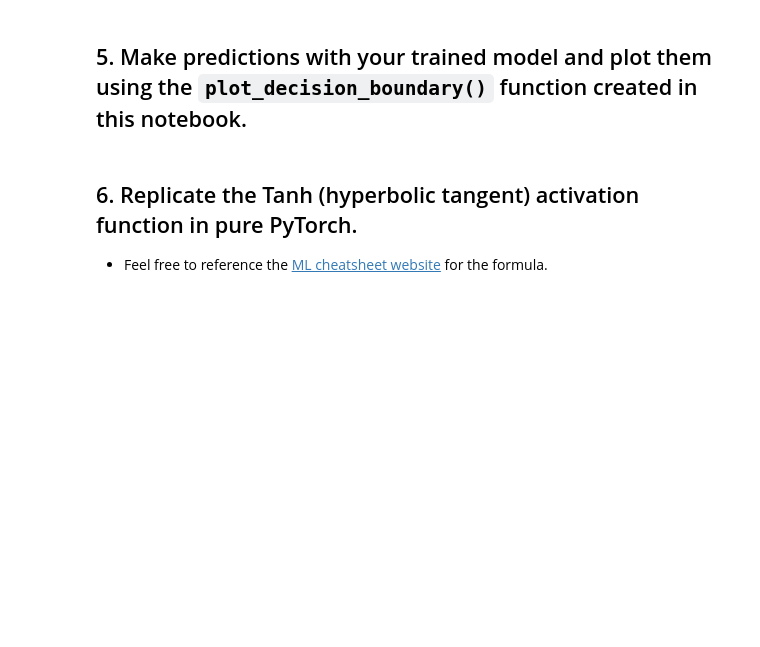
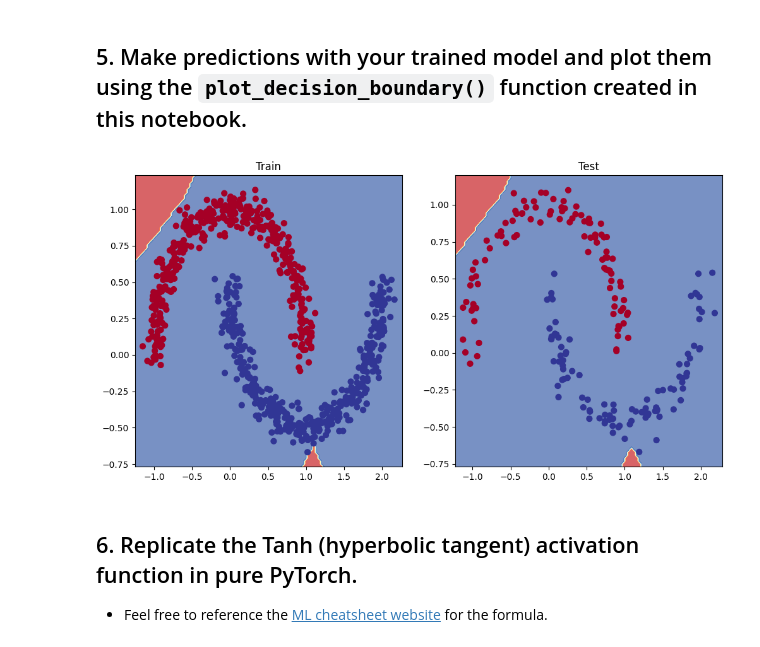
Before and after one commit to arewadataScience/ArewaDS-Deep-Learning, a Jupyter notebook: Part_1_Deep_Learning_with_Pytorch/exercise_submissions/week3.ipynb, the cells around one changed output. Cells and saved outputs as stored; diff of their text form; code cells hidden in the pictures; blank space fills up the shorter version.

```diff
--- a/Part_1_Deep_Learning_with_Pytorch/exercise_submissions/week3.ipynb
+++ b/Part_1_Deep_Learning_with_Pytorch/exercise_submissions/week3.ipynb
@@ -195,9 +195,9 @@ X_train, y_train = X_train.to(device), y_train.to(device)
 X_test, y_test = X_test.to(device), y_test.to(device)
 
 # Loop through the data
-# for epoch in range(epochs):
+for epoch in range(epochs):
   ### Training
-
+  model_0.train()
 
   # 1. Forward pass (logits output)
 y_logits = model_0(X_train).squeeze()
@@ -213,26 +213,30 @@ loss = loss_fn(y_logits, y_train) # loss = compare model raw outputs to desired
 acc = acc_fn(y_pred, y_train.int()) # the accuracy function needs to compare pred labels (not logits) with actual labels
 
   # 3. Zero the gradients
-
+optimizer.zero_grad()
 
   # 4. Loss backward (perform backpropagation) - https://brilliant.org/wiki/backpropagation/#:~:text=Backpropagation%2C%20short%20for%20%22backward%20propagation,to%20the%20neural%20network's%20weights.
-
+loss.backward()
   # 5. Step the optimizer (gradient descent) - https://towardsdatascience.com/gradient-descent-algorithm-a-deep-dive-cf04e8115f21#:~:text=Gradient%20descent%20(GD)%20is%20an,e.g.%20in%20a%20linear%20regression)
-
+optimizer.step()
 
   ### Testing
-  # model_0.eval()
-  # with torch.inference_mode():
+model_0.eval()
+with torch.inference_mode():
     # 1. Forward pass (to get the logits)
+    test_logits = model_0(X_test).squeeze()
 
     # Turn the test logits into prediction labels
-
+    test_pred = torch.round(torch.sigmoid(test_logits))
 
     # 2. Caculate the test loss/acc
+    test_loss = loss_fn(test_logits, y_test)
+    test_acc = acc_fn(test_pred, y_test.int())
 
 
   # Print out what's happening every 100 epochs
-  # if epoch % 100 == 0:
+if epoch % 100 == 0:
+  print(f"Epoch: {epoch} | Loss: {loss:.2f} Acc: {acc:.2f} | Test loss: {test_loss:.2f} Test acc: {test_acc:.2f}")
 # %% [markdown]
 ## 5. Make predictions with your trained model and plot them using the `plot_decision_boundary()` function created in this notebook.
 # %%
@@ -277,3 +279,14 @@ def plot_decision_boundary(model, X, y):
+# %%
+# Plot decision boundaries for training and test sets
+plt.figure(figsize=(12, 6))
+plt.subplot(1, 2, 1)
+plt.title("Train")
+plot_decision_boundary(model_0, X_train, y_train)
+plt.subplot(1, 2, 2)
+plt.title("Test")
+plot_decision_boundary(model_0, X_test, y_test)
+# %% [output]
+[figure, added]
 # %% [markdown]
 ## 6. Replicate the Tanh (hyperbolic tangent) activation function in pure PyTorch.
   * Feel free to reference the [ML cheatsheet website](https://ml-cheatsheet.readthedocs.io/en/latest/activation_functions.html#tanh) for the formula.
```
Also changed, not shown: parts of 17 cells of this notebook.
